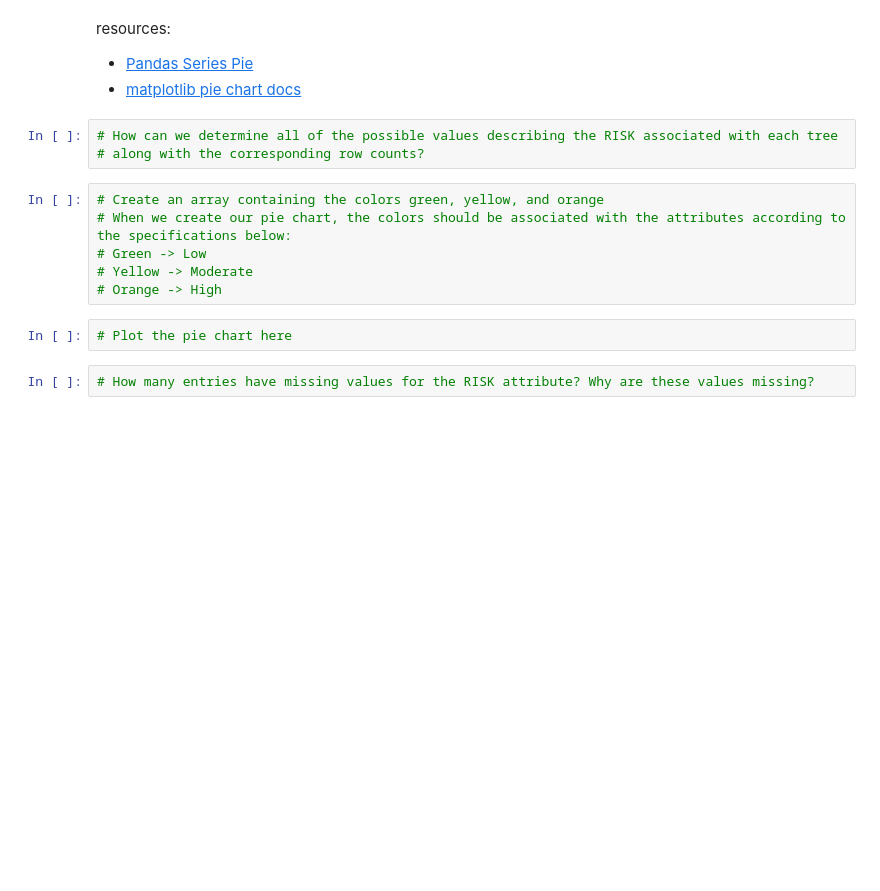
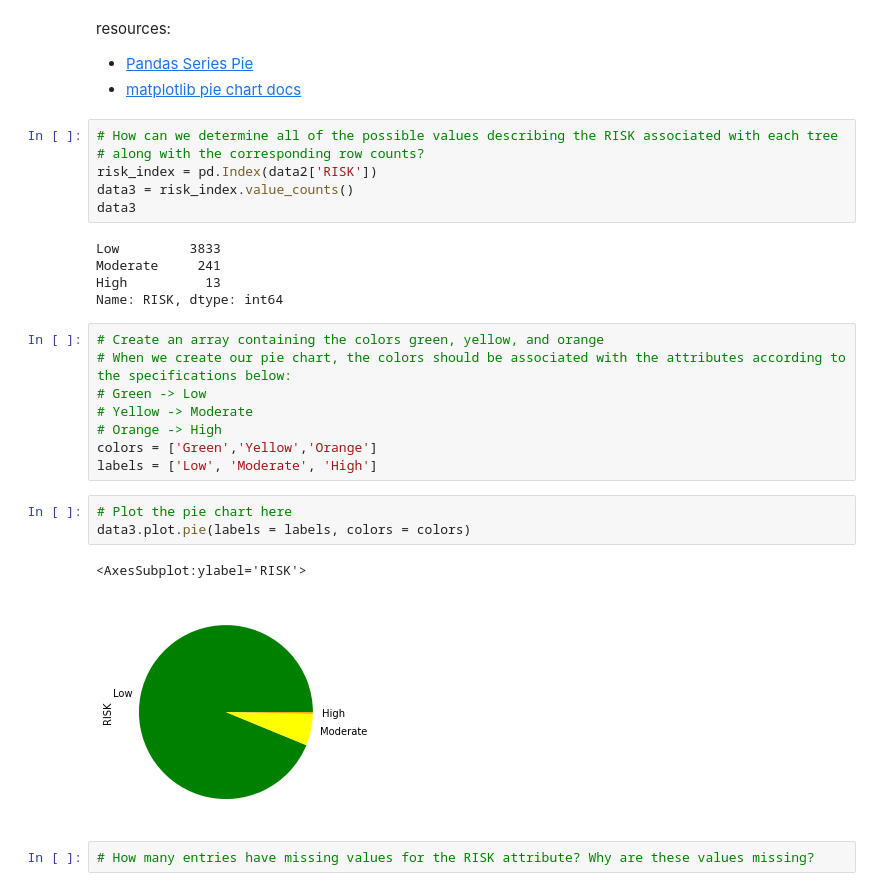
Before and after one commit to AllenChung6/DataEngineering.Labs.CityOfNewarkDETreeSurvey, a Jupyter notebook: newark_de_tree_survey.ipynb, the cells around one changed output. Cells and saved outputs as stored; diff of their text form; blank space fills up the shorter version.

Commit message:
Added Pie chart.

```diff
--- a/newark_de_tree_survey.ipynb
+++ b/newark_de_tree_survey.ipynb
@@ -197,14 +196,28 @@ resources:
 # %%
 # How can we determine all of the possible values describing the RISK associated with each tree
 # along with the corresponding row counts?
+risk_index = pd.Index(data2['RISK'])
+data3 = risk_index.value_counts()
+data3
+# %% [output]
+Low         3833
+Moderate     241
+High          13
+Name: RISK, dtype: int64
 # %%
 # Create an array containing the colors green, yellow, and orange
 # When we create our pie chart, the colors should be associated with the attributes according to the specifications below:
 # Green -> Low
 # Yellow -> Moderate
 # Orange -> High
+colors = ['Green','Yellow','Orange']
+labels = ['Low', 'Moderate', 'High']
 # %%
 # Plot the pie chart here
+data3.plot.pie(labels = labels, colors = colors)
+# %% [output]
+<AxesSubplot:ylabel='RISK'>
+[figure, added]
 # %%
 # How many entries have missing values for the RISK attribute? Why are these values missing?
 # %% [markdown]
```
Also changed, not shown: parts of 2 cells of this notebook.
